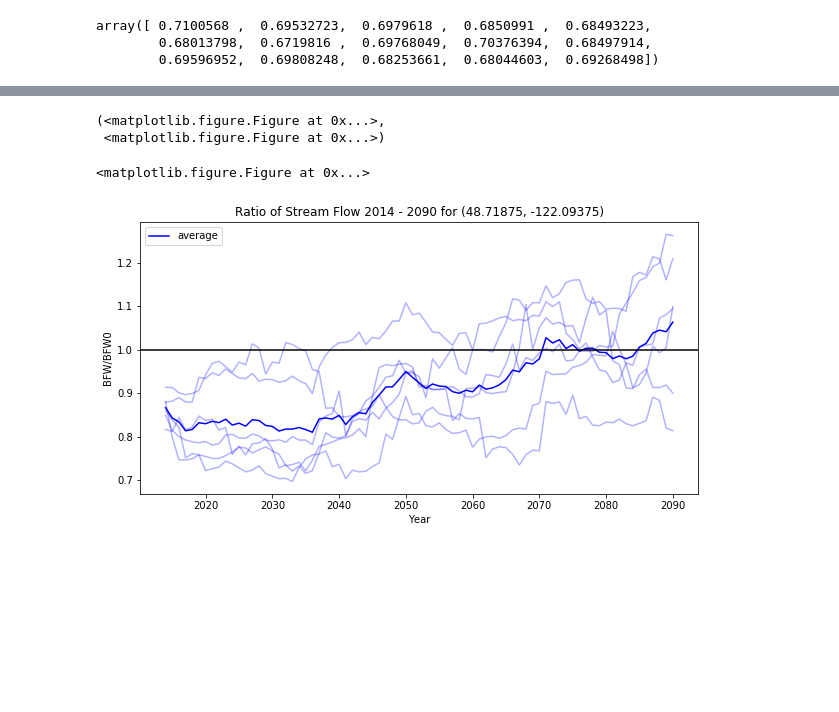
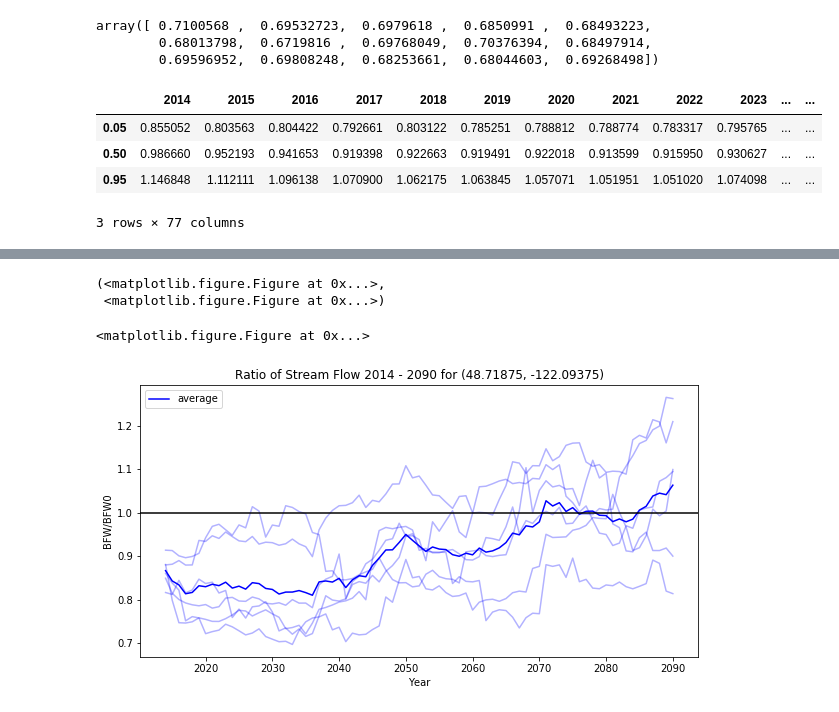
Before and after one commit to ao6372/WashingtonWaterways, a Jupyter notebook: dataset exploration-laptop.ipynb, the cells around one changed output, grey strips where cells are left out. Drawn from its saved outputs; the diff is of its cells as text; code cells hidden in the pictures; blank space fills up the shorter version.

```diff
--- a/dataset exploration-laptop.ipynb
+++ b/dataset exploration-laptop.ipynb
@@ -260,0 +273,12 @@ votepctl.to_csv('probability.csv')
+# %%
+df=pd.read_csv('reference_csv/ccsm3_A1B.csv')
+df.index=df['wateryear']
+pctldf=convertfiles_toratios(startyear, coord, endyear, dfsource=df)
+pctldf
+#modelnamesA1=['ccsm3_A1B','cgcm3.1_t47_A1B','cnrm_cm3_A1B','echam5_A1B','echo_g_A1B', 'pcm1_A1B']
+# %% [output]
+|  | 2014 | 2015 | 2016 | 2017 | 2018 | 2019 | 2020 | 2021 | 2022 | 2023 | ... | ... |
+| 0.05 | 0.855052 | 0.803563 | 0.804422 | 0.792661 | 0.803122 | 0.785251 | 0.788812 | 0.788774 | 0.783317 | 0.795765 | ... | ... |
+| 0.50 | 0.986660 | 0.952193 | 0.941653 | 0.919398 | 0.922663 | 0.919491 | 0.922018 | 0.913599 | 0.915950 | 0.930627 | ... | ... |
+| 0.95 | 1.146848 | 1.112111 | 1.096138 | 1.070900 | 1.062175 | 1.063845 | 1.057071 | 1.051951 | 1.051020 | 1.074098 | ... | ... |
+3 rows × 77 columns
```
Also changed, not shown: parts of 26 cells of this notebook, 5 other files.
